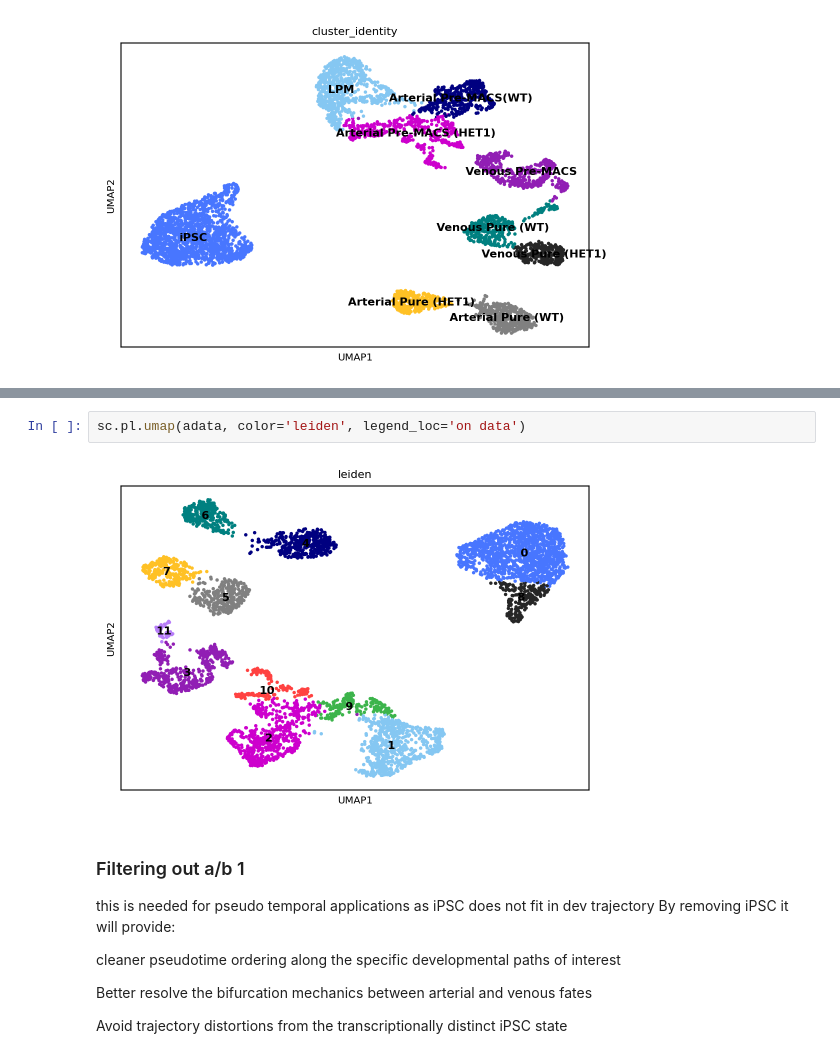
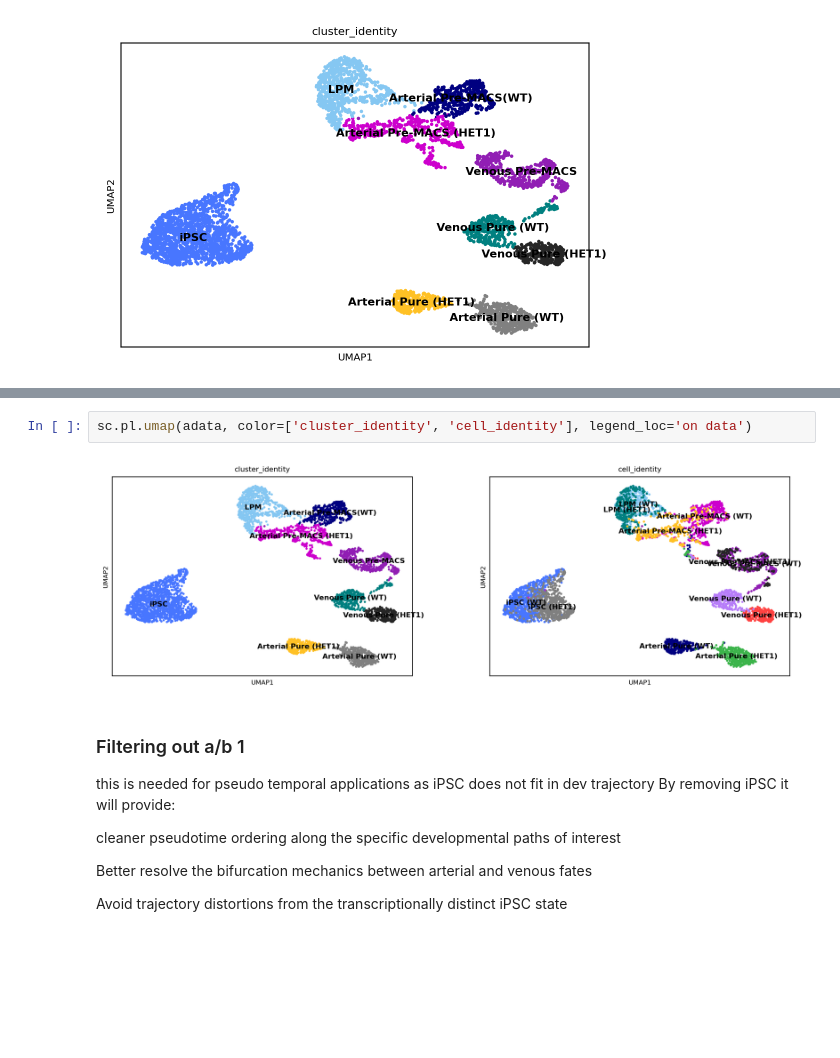
Before and after one commit to wilf-b/SCRNA-seq, a Jupyter notebook: WB_processing_clustering.ipynb, the cells around one changed output, grey strips where cells are left out. Drawn from its saved outputs; the diff is of its cells as text; blank space fills up the shorter version.

```diff
--- a/WB_processing_clustering.ipynb
+++ b/WB_processing_clustering.ipynb
@@ -140,7 +116,7 @@ sc.pl.umap(adata, color=['leiden', 'cell_identity'], legend_loc='on data')
 # %%
-sc.pl.umap(adata, color='leiden', legend_loc='on data')
+sc.pl.umap(adata, color=['cluster_identity', 'cell_identity'], legend_loc='on data')
 # %% [output]
-[figure, old version]
+[figure, new version]
 # %% [markdown]
 ### Filtering out a/b 1
 
```
Also changed, not shown: parts of 18 cells of this notebook, 2 other files.
